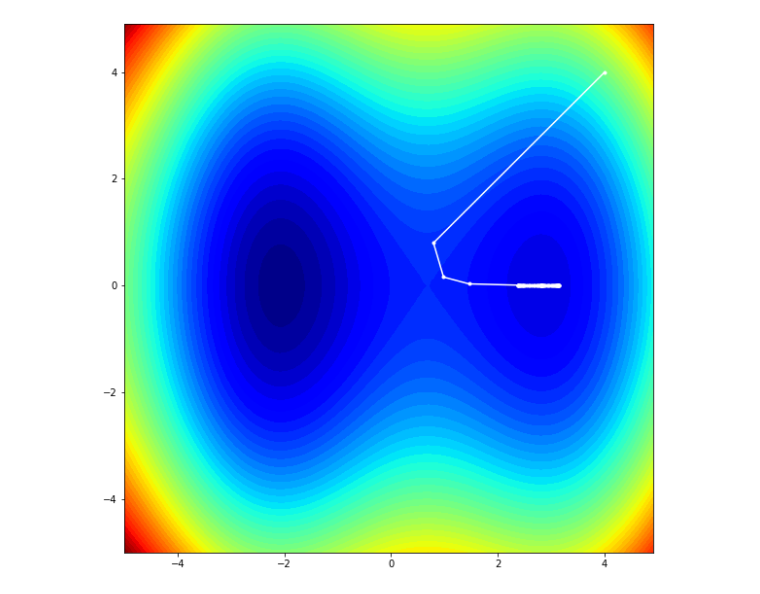
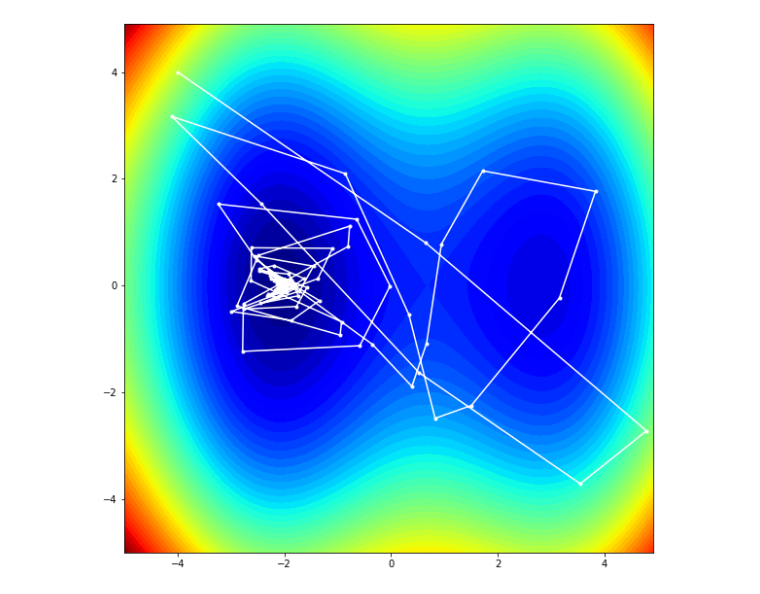
Before and after one commit to xentellion/ML_AI_Homework, a Jupyter notebook: GradDescend.ipynb, the cells around one changed output. Saved outputs shown, nothing was run; the diff lists cells and outputs as text; code cells hidden in the pictures.

Commit message:
Impulse

```diff
--- a/GradDescend.ipynb
+++ b/GradDescend.ipynb
@@ -39,7 +38,21 @@ def GradDesDynamicLR(f, x0:np.ndarray, lr:float = 0.1, eps:float = 1e-06, T:floa
             break
     return res
 # %%
-def GradDesImpulse(f, x0:np.ndarray, lr:float = 0.1, eps:float = 1e-06) -> np.ndarray:
-
-    return 0
+def GradDesImpulse(f, x0:np.ndarray, lr:float = 0.1, eps:float = 1e-06, T:float = 80) -> np.ndarray:
+    _dx = [diff(f,x), diff(f,y)]
+    res = []
+    res.append(x0)
+    t = 0
+    v = 0.
+    gamma = 0.9
+    while True:
+        dx = np.array([float(_dx[0].subs(x, x0[0])), float(_dx[1].subs(y, x0[1]))])
+        v = v * gamma - lr * dx
+        x0 = x0 + v
+        res.append(x0)
+        #dynamic learning rate
+        t += 0.000001
+        if np.linalg.norm(dx) < eps or t >= T:
+            break
+    return res
 # %%
@@ -82,16 +93,24 @@ def f(x, y):
+# %%
+out1 = np.array(GradDesImpulse(function, np.array([-4,4])))
+#GradDescend
+#GradDesDynamicLR
+#GradDesImpulse
+#Adadelta
+#print(out1[-1])
 # %%
-bounds = np.asarray([[-5.0, 5.0], [-5.0, 5.0]])
+side = 5.
+bounds = np.asarray([[-side, side], [-side, side]])
 xaxis = np.arange(bounds[0,0], bounds[0,1], 0.1)
 yaxis = np.arange(bounds[1,0], bounds[1,1], 0.1)
 x, y = np.meshgrid(xaxis, yaxis)
 
 ax = plt.figure(figsize=(10, 10)).add_subplot(111)
 results = f(x, y)
 plt.contourf(x, y, results, levels=60, cmap='jet')
 
 solutions = np.asarray(out1)
 plt.plot(solutions[:, 0], solutions[:, 1], '.-', color='w')
 ax.set_aspect('equal', adjustable='box')
 plt.show()
 # %% [output]
-[figure, old version]
+[figure, new version]
```
Also changed, not shown: parts of 6 cells of this notebook.
